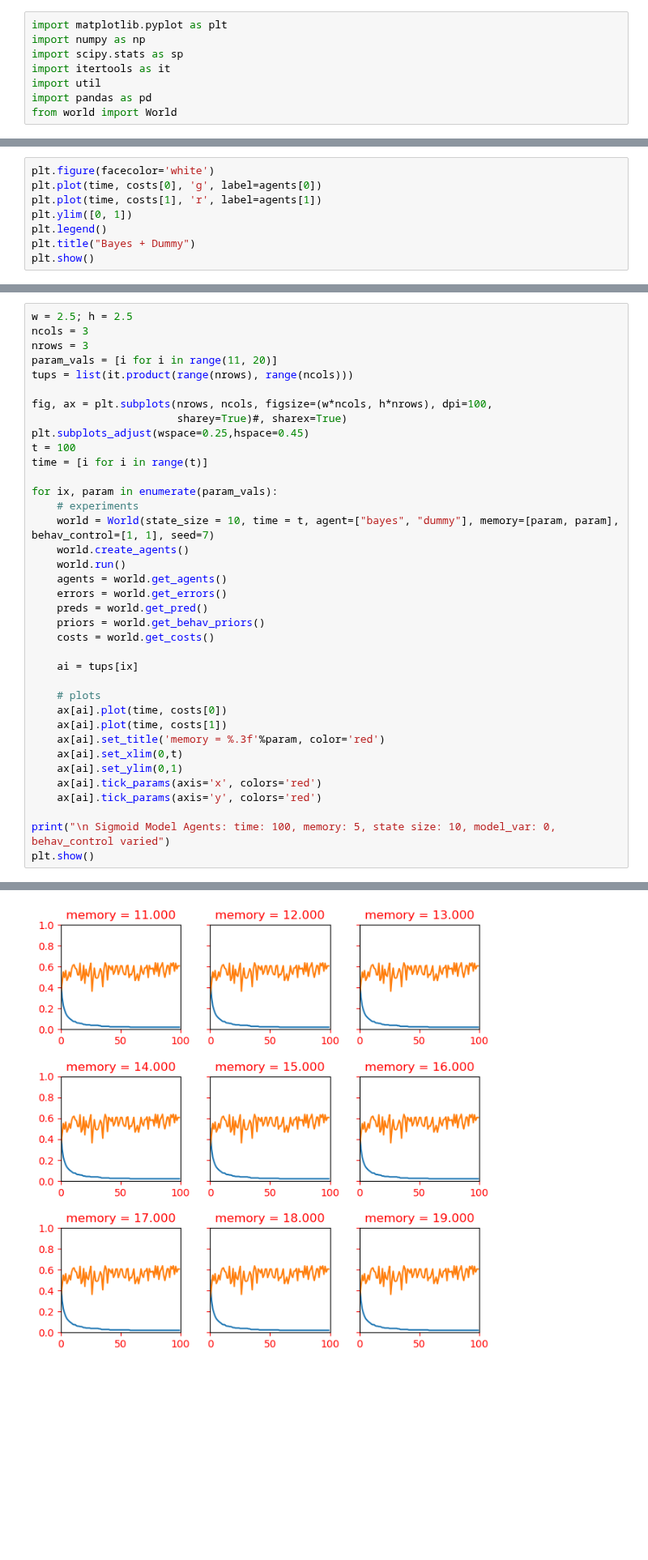
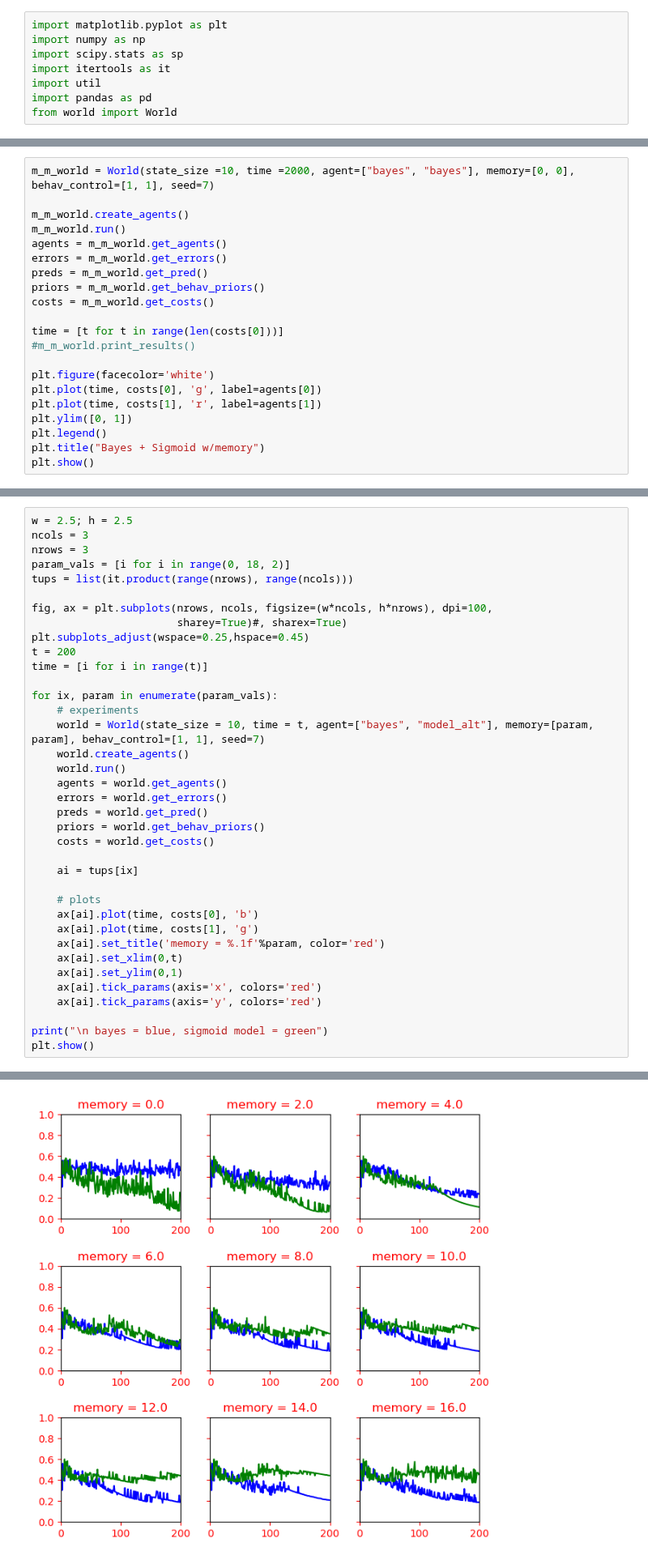
Before and after one commit to rpassas/Social_AI, a Jupyter notebook: bayes.ipynb, the cells around one changed output, grey strips where cells are left out. Shown at 81% size. Drawn from its saved outputs; the diff is of its cells as text; blank space fills up the shorter version.

Commit message:
further experimenting with bayesian agent

```diff
--- a/bayes.ipynb
+++ b/bayes.ipynb
@@ -40,9 +79,22 @@ COST: [[0.32556329164634173, 0.3506157521800865, 0.3056887135803816, 0.339055457
 # %%
+m_m_world = World(state_size =10, time =2000, agent=["bayes", "bayes"], memory=[0, 0], behav_control=[1, 1], seed=7)
+
+m_m_world.create_agents()
+m_m_world.run()
+agents = m_m_world.get_agents()
+errors = m_m_world.get_errors()
+preds = m_m_world.get_pred()
+priors = m_m_world.get_behav_priors()
+costs = m_m_world.get_costs()
+
+time = [t for t in range(len(costs[0]))]
+#m_m_world.print_results()
+
 plt.figure(facecolor='white')
 plt.plot(time, costs[0], 'g', label=agents[0])
 plt.plot(time, costs[1], 'r', label=agents[1])
 plt.ylim([0, 1])
 plt.legend()
-plt.title("Bayes + Dummy")
+plt.title("Bayes + Sigmoid w/memory")
 plt.show()
 # %% [output]
@@ -73,18 +134,18 @@ print("new pred:", world_pred)
 w = 2.5; h = 2.5
 ncols = 3
 nrows = 3
-param_vals = [i for i in range(11, 20)]
+param_vals = [i for i in range(0, 18, 2)]
 tups = list(it.product(range(nrows), range(ncols)))
 
 fig, ax = plt.subplots(nrows, ncols, figsize=(w*ncols, h*nrows), dpi=100,
                        sharey=True)#, sharex=True)
 plt.subplots_adjust(wspace=0.25,hspace=0.45)
-t = 100
+t = 200
 time = [i for i in range(t)]
 
 for ix, param in enumerate(param_vals):
     # experiments
-    world = World(state_size = 10, time = t, agent=["bayes", "dummy"], memory=[param, param], behav_control=[1, 1], seed=7)
+    world = World(state_size = 10, time = t, agent=["bayes", "model_alt"], memory=[param, param], behav_control=[1, 1], seed=7)
     world.create_agents()
     world.run()
     agents = world.get_agents()
@@ -96,14 +157,14 @@ for ix, param in enumerate(param_vals):
     ai = tups[ix]
 
     # plots
-    ax[ai].plot(time, costs[0])
-    ax[ai].plot(time, costs[1])
-    ax[ai].set_title('memory = %.3f'%param, color='red')
+    ax[ai].plot(time, costs[0], 'b')
+    ax[ai].plot(time, costs[1], 'g')
+    ax[ai].set_title('memory = %.1f'%param, color='red')
     ax[ai].set_xlim(0,t)
     ax[ai].set_ylim(0,1)
     ax[ai].tick_params(axis='x', colors='red')
     ax[ai].tick_params(axis='y', colors='red')
 
-print("\n Sigmoid Model Agents: time: 100, memory: 5, state size: 10, model_var: 0, behav_control varied")
+print("\n bayes = blue, sigmoid model = green")
 plt.show()
 # %% [output]
@@ -127 +172 @@ bayes dif [-0.03 -0.03  0.02 -0.03  0.02  0.02 -0.03  0.02  0.02  0.02]
-[figure, old version]
+[figure, new version]
```
Also changed, not shown: parts of 7 cells of this notebook, 5 other files.
